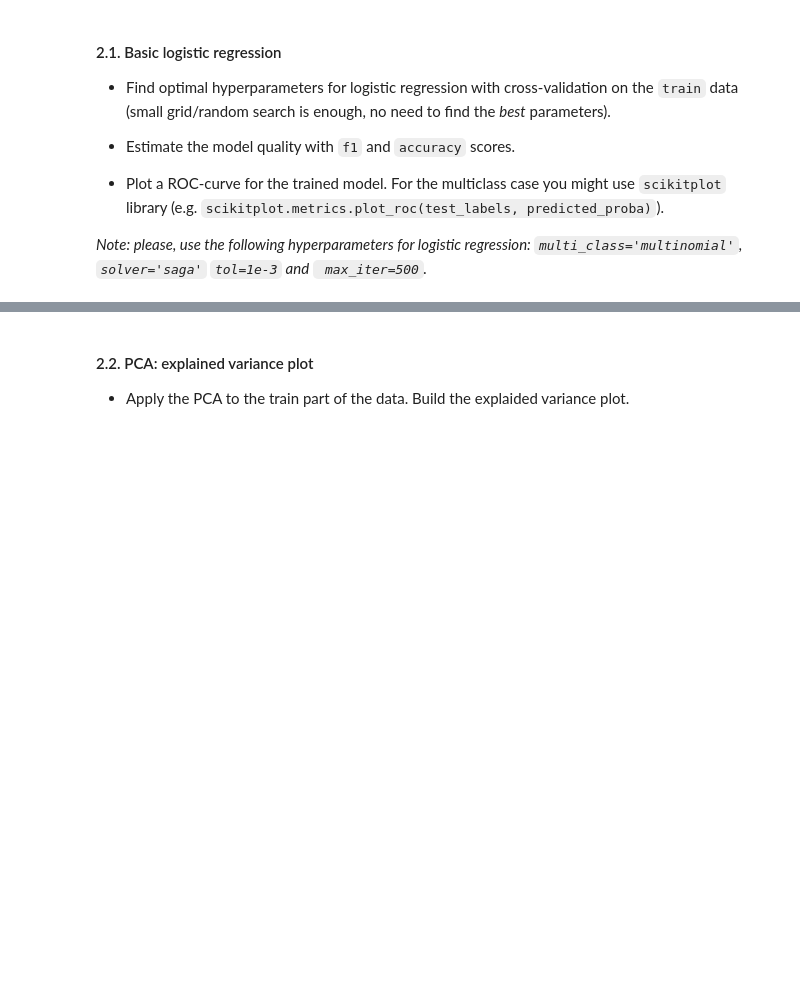
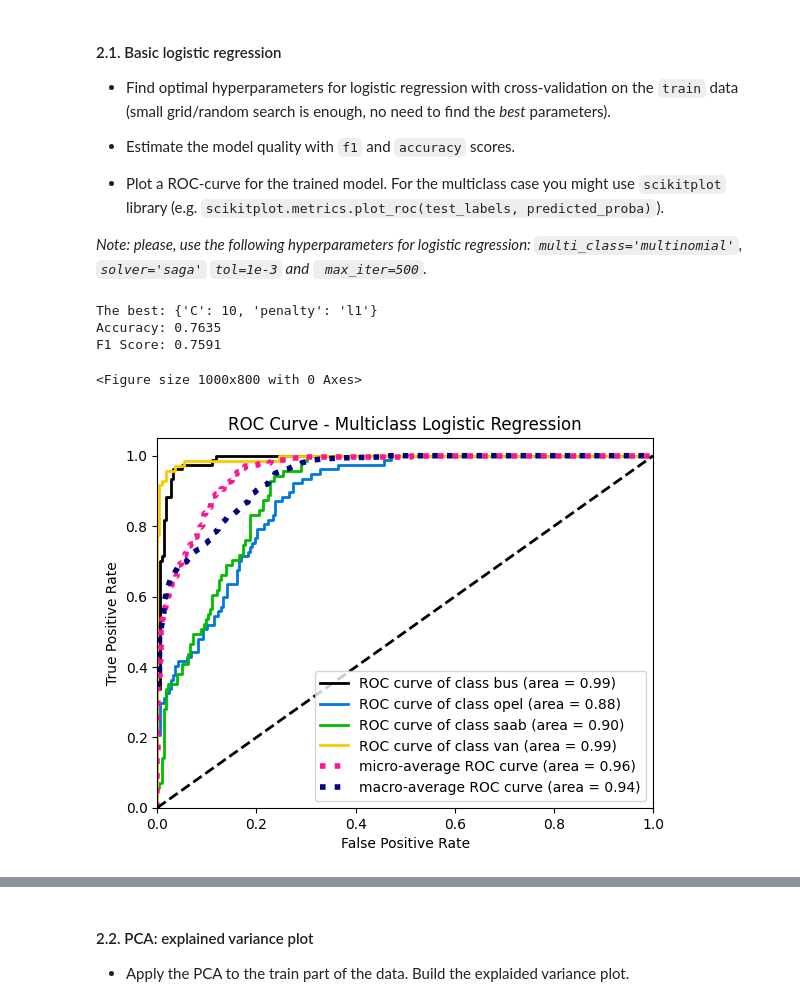
Before and after one commit to izhukau/machine-learning-harbour-space-2025, a Jupyter notebook: homeworks/lab001_ml_pipeline/lab01_part2_ml_pipeline.ipynb, the cells around one changed output, grey strips where cells are left out. Cells and saved outputs as stored; diff of their text form; code cells hidden in the pictures; blank space fills up the shorter version.

```diff
--- a/homeworks/lab001_ml_pipeline/lab01_part2_ml_pipeline.ipynb
+++ b/homeworks/lab001_ml_pipeline/lab01_part2_ml_pipeline.ipynb
@@ -121,0 +120,6 @@ Here you are supposed to perform the desired transformations. Please, explain yo
+# %%
+from sklearn.preprocessing import StandardScaler
+
+scaler = StandardScaler()
+X_train_scaled = scaler.fit_transform(X_train)
+X_test_scaled = scaler.transform(X_test)
@@ -132,3 +137,49 @@ Here you are supposed to perform the desired transformations. Please, explain yo
+# %%
+import matplotlib.pyplot as plt
+import scikitplot as skplt
+from sklearn.linear_model import LogisticRegression
+from sklearn.model_selection import GridSearchCV
+from sklearn.metrics import accuracy_score, f1_score
+
+log_reg = LogisticRegression(
+    multi_class='multinomial',
+    solver='saga',
+    tol=1e-3,
+    max_iter=500,
+    random_state=42
+)
+
+param_grid = {
+    'C': [0.01, 0.1, 1, 10, 100],
+    'penalty': ['l1', 'l2']
+}
+
+grid_search = GridSearchCV(log_reg, param_grid, cv=5, scoring='accuracy', n_jobs=-1)
+grid_search.fit(X_train_scaled, y_train)
+
+best_model = grid_search.best_estimator_
+
+print(f"The best: {grid_search.best_params_}")
+
+y_pred = best_model.predict(X_test_scaled)
+y_proba = best_model.predict_proba(X_test_scaled)
+
+accuracy = accuracy_score(y_test, y_pred)
+f1 = f1_score(y_test, y_pred, average='weighted')
+
+print(f"Accuracy: {accuracy:.4f}")
+print(f"F1 Score: {f1:.4f}")
+
+plt.figure(figsize=(10, 8))
+skplt.metrics.plot_roc(y_test, y_proba)
+plt.title('ROC Curve - Multiclass Logistic Regression')
+plt.show()
+# %% [output]
+The best: {'C': 10, 'penalty': 'l1'}
+Accuracy: 0.7635
+F1 Score: 0.7591
+<Figure size 1000x800 with 0 Axes>
+[figure, added]
 # %%
 # You might use this command to install scikit-plot.
 # Warning, if you a running locally, don't call pip from within jupyter, call it from terminal in the corresponding
```
Also changed, not shown: parts of 23 cells of this notebook, 1 other file.
